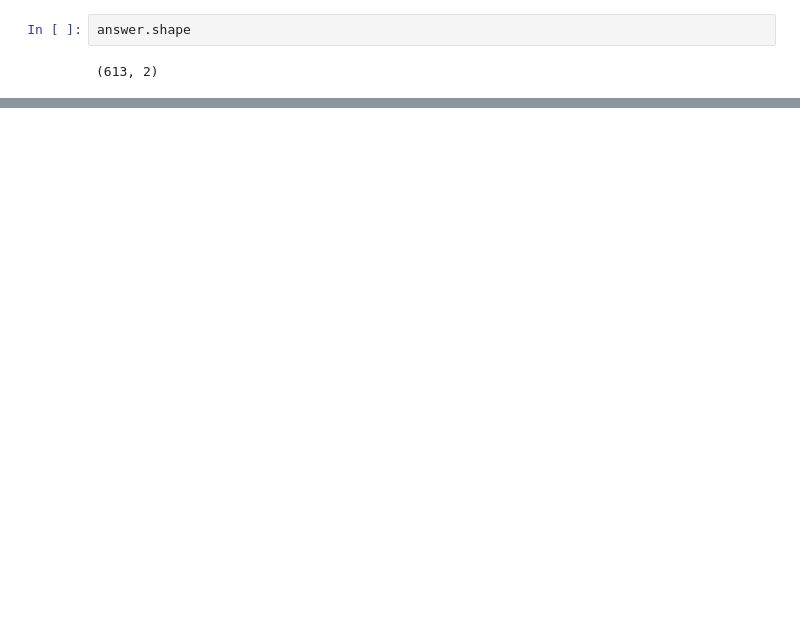
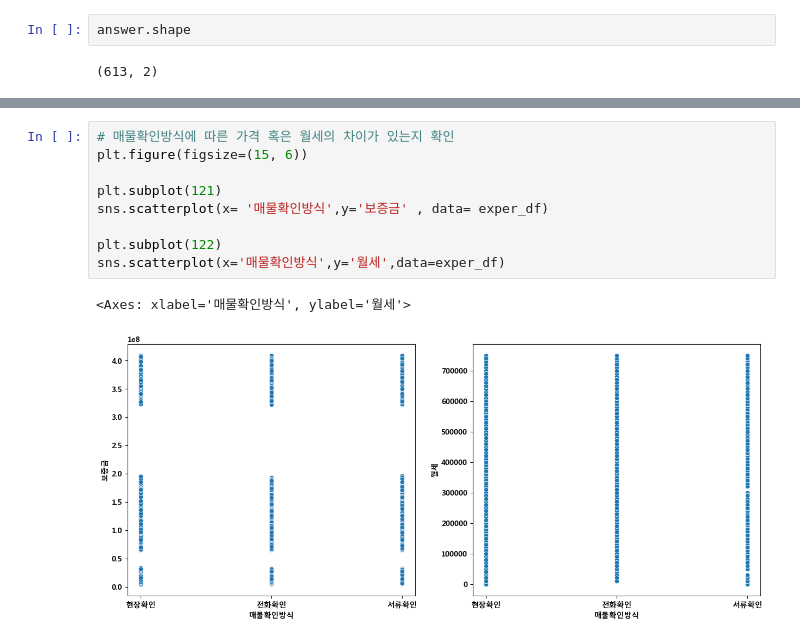
Before and after one commit to Salamamder/project_jericho, a Jupyter notebook: 임시이름.ipynb, the cells around one changed output, grey strips where cells are left out. Cells and saved outputs as stored; diff of their text form; blank space fills up the shorter version.

```diff
--- a/임시이름.ipynb
+++ b/임시이름.ipynb
@@ -402,0 +445,12 @@ answer.shape
+# %%
+# 매물확인방식에 따른 가격 혹은 월세의 차이가 있는지 확인
+plt.figure(figsize=(15, 6))
+
+plt.subplot(121)
+sns.scatterplot(x= '매물확인방식',y='보증금' , data= exper_df)
+
+plt.subplot(122)
+sns.scatterplot(x='매물확인방식',y='월세',data=exper_df)
+# %% [output]
+<Axes: xlabel='매물확인방식', ylabel='월세'>
+[figure, added]
```
Also changed, not shown: parts of 16 cells of this notebook.
